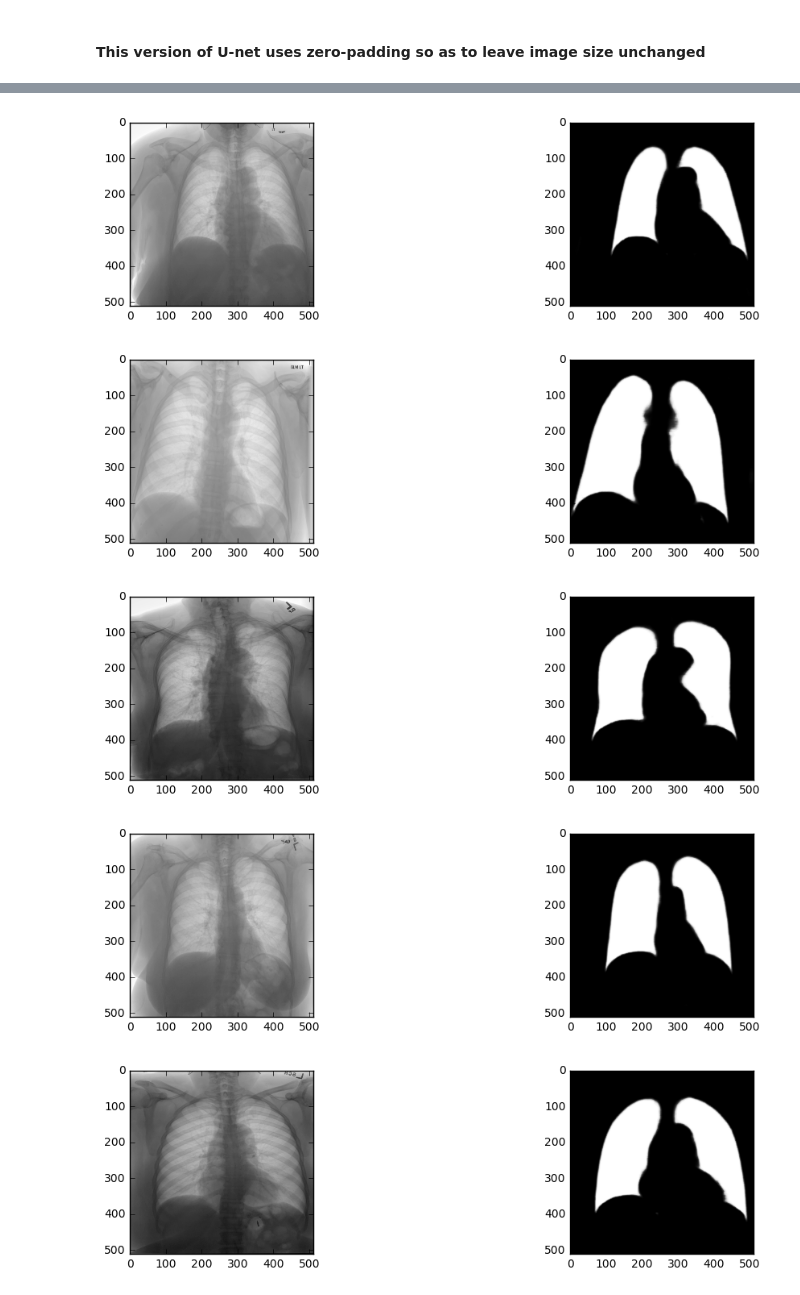
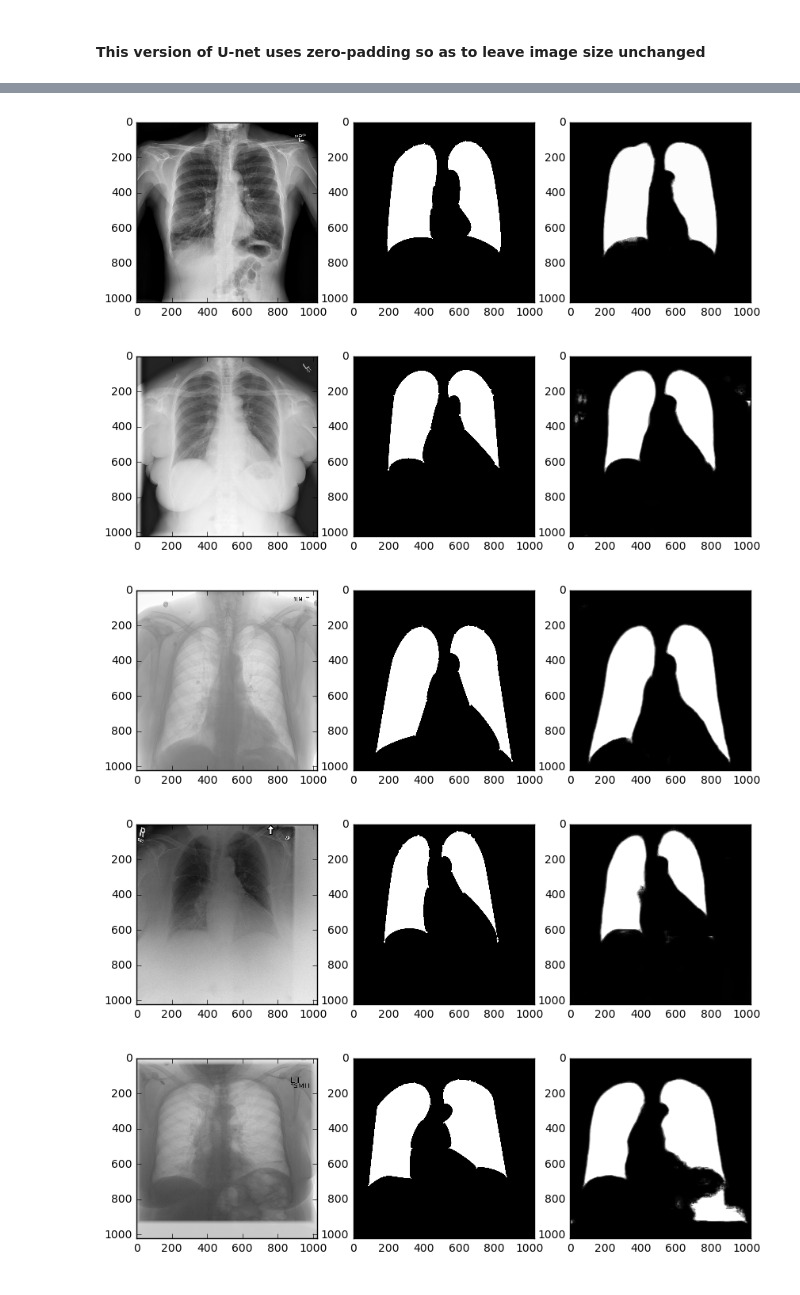
Before and after one commit to artemkondyukov/xray_cardiometry, a Jupyter notebook: notebooks/u_net_new_lungs.ipynb, the cells around one changed output, grey strips where cells are left out. Cells and saved outputs as stored; diff of their text form; code cells hidden in the pictures.

Commit message:
Lungs segmentation improved.

```diff
--- a/notebooks/u_net_new_lungs.ipynb
+++ b/notebooks/u_net_new_lungs.ipynb
@@ -268,4 +190,2 @@ new_model.compile(optimizer='adam', loss='categorical_crossentropy', metrics=["a
-# %%
-model.load_weights("../models/lung_segmentation_indiana_u-net_05Apr2017_299.h5")
 # %%
 train_indices, validate_indices = train_test_split(range(len(images)))
@@ -272,7 +193,7 @@ train_indices, validate_indices = train_test_split(range(len(images)))
 # %%
-X = images
-# Y = masks
-Y = pd.get_dummies(cases).values
+X = images[:, :, :, :3].mean(axis=3, keepdims=True) / 255
+Y = masks[:, :, :, None]
+# Y = pd.get_dummies(cases).values
 # %%
 print(X.shape, Y.shape)
 print(X.max(), Y.max())
@@ -279,8 +203,7 @@ print(X.max(), Y.max())
 # %%
-train_test_file = np.load("train_test_sep.npz")
+train_test_file = np.load("../pickles/train_test_sep.npz")
 train_indices = train_test_file["train_indices"]
 validate_indices = train_test_file["validate_indices"]
 # %%
-X_train, X_validate = images[train_indices, None, :, :], images[validate_indices, None, :, :]
-# Y_train, Y_validate = masks[train_indices, None, :, :], masks[validate_indices, None, :, :]
+X_train, X_validate = X[train_indices], X[validate_indices]
 Y_train, Y_validate = Y[train_indices], Y[validate_indices]
@@ -292,10 +210,10 @@ np.savez_compressed(OUT_DIR + "train_test_sep11", train_indices=train_indices, v
 # %%
-for i in range(10):
+for i in range(10, 20):
     plt.figure(i, figsize=(10, 12))
     plt.subplot(1, 3, 1)
-    plt.imshow(X_train[i][0])
-#     plt.subplot(1, 3, 2)
-#     plt.imshow(Y_train[i][0])
+    plt.imshow(X_validate[i, :, :, 0])
+    plt.subplot(1, 3, 2)
+    plt.imshow(Y_validate[i, :, :, 0])
     plt.subplot(1, 3, 3)
-    plt.imshow(model.predict(np.array([X_train[i]]))[0][0])
+    plt.imshow(model.predict(np.array(X_validate[i : i+1]))[0, :, :, 0])
 # %% [output]
@@ -307,8 +225,8 @@ for i in range(10):
-[figure, old version]
+[figure, new version]
-[figure, old version]
+[figure, new version]
-[figure, old version]
+[figure, new version]
-[figure, old version]
+[figure, new version]
-[figure, old version]
+[figure, new version]
 # %%
 datagen = ImageDataGenerator(
                     featurewise_center=False,
```
Also changed, not shown: parts of 34 cells of this notebook.
